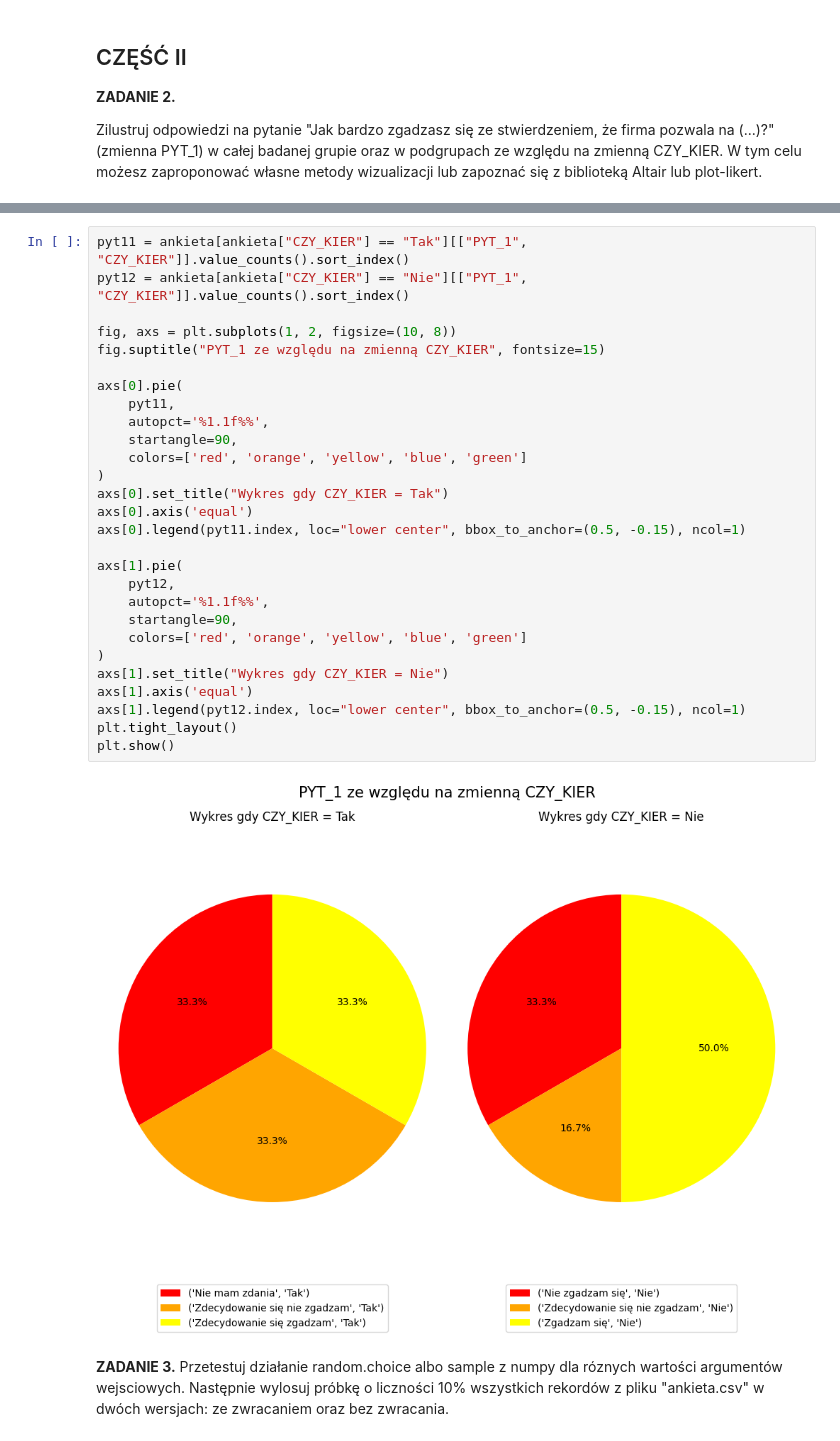
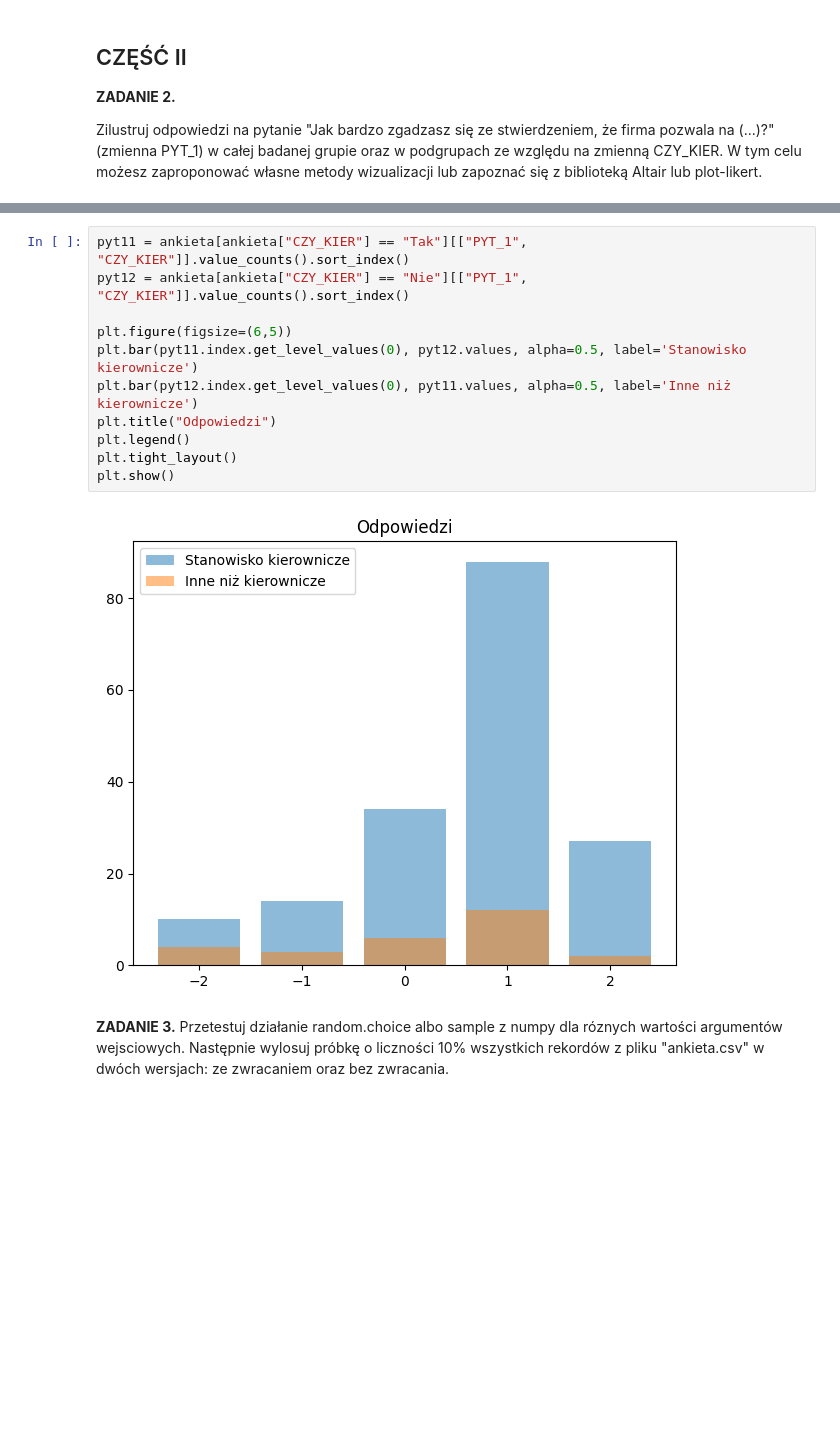
Before and after one commit to AmeliaBieda/Analiza_DA, a Jupyter notebook: lista1ADA.ipynb, the cells around one changed output, grey strips where cells are left out. Saved outputs shown, nothing was run; the diff lists cells and outputs as text; blank space fills up the shorter version.

```diff
--- a/lista1ADA.ipynb
+++ b/lista1ADA.ipynb
@@ -272,33 +228,16 @@ mosaic(ankieta, ["CZY_KIER", "PYT_1"], title='Mozaika', gap=0.01)
-# %%
-pyt11 = ankieta[ankieta["CZY_KIER"] == "Tak"][["PYT_1", "CZY_KIER"]].value_counts().sort_index()
-pyt12 = ankieta[ankieta["CZY_KIER"] == "Nie"][["PYT_1", "CZY_KIER"]].value_counts().sort_index()
-
-fig, axs = plt.subplots(1, 2, figsize=(10, 8))
-fig.suptitle("PYT_1 ze względu na zmienną CZY_KIER", fontsize=15)
-
-axs[0].pie(
-    pyt11,
-    autopct='%1.1f%%',
-    startangle=90,
-    colors=['red', 'orange', 'yellow', 'blue', 'green']
-)
-axs[0].set_title("Wykres gdy CZY_KIER = Tak")
-axs[0].axis('equal')
-axs[0].legend(pyt11.index, loc="lower center", bbox_to_anchor=(0.5, -0.15), ncol=1)
-
-axs[1].pie(
-    pyt12,
-    autopct='%1.1f%%',
-    startangle=90,
-    colors=['red', 'orange', 'yellow', 'blue', 'green']
-)
-axs[1].set_title("Wykres gdy CZY_KIER = Nie")
-axs[1].axis('equal')
-axs[1].legend(pyt12.index, loc="lower center", bbox_to_anchor=(0.5, -0.15), ncol=1)
-plt.tight_layout()
-plt.show()
-# %% [output]
-[figure, removed]
+# %%
+pyt11 = ankieta[ankieta["CZY_KIER"] == "Tak"][["PYT_1", "CZY_KIER"]].value_counts().sort_index()
+pyt12 = ankieta[ankieta["CZY_KIER"] == "Nie"][["PYT_1", "CZY_KIER"]].value_counts().sort_index()
+
+plt.figure(figsize=(6,5))
+plt.bar(pyt11.index.get_level_values(0), pyt12.values, alpha=0.5, label='Stanowisko kierownicze')
+plt.bar(pyt12.index.get_level_values(0), pyt11.values, alpha=0.5, label='Inne niż kierownicze')
+plt.title("Odpowiedzi")
+plt.legend()
+plt.tight_layout()
+plt.show()
+# %% [output]
+[figure, added]
 # %% [markdown]
 **ZADANIE 3.**
 Przetestuj działanie random.choice albo sample z numpy dla róznych wartości argumentów wejsciowych. Następnie wylosuj próbkę o liczności 10% wszystkich rekordów z pliku "ankieta.csv" w dwóch wersjach: ze zwracaniem oraz bez zwracania.
```
Also changed, not shown: parts of 13 cells of this notebook.
